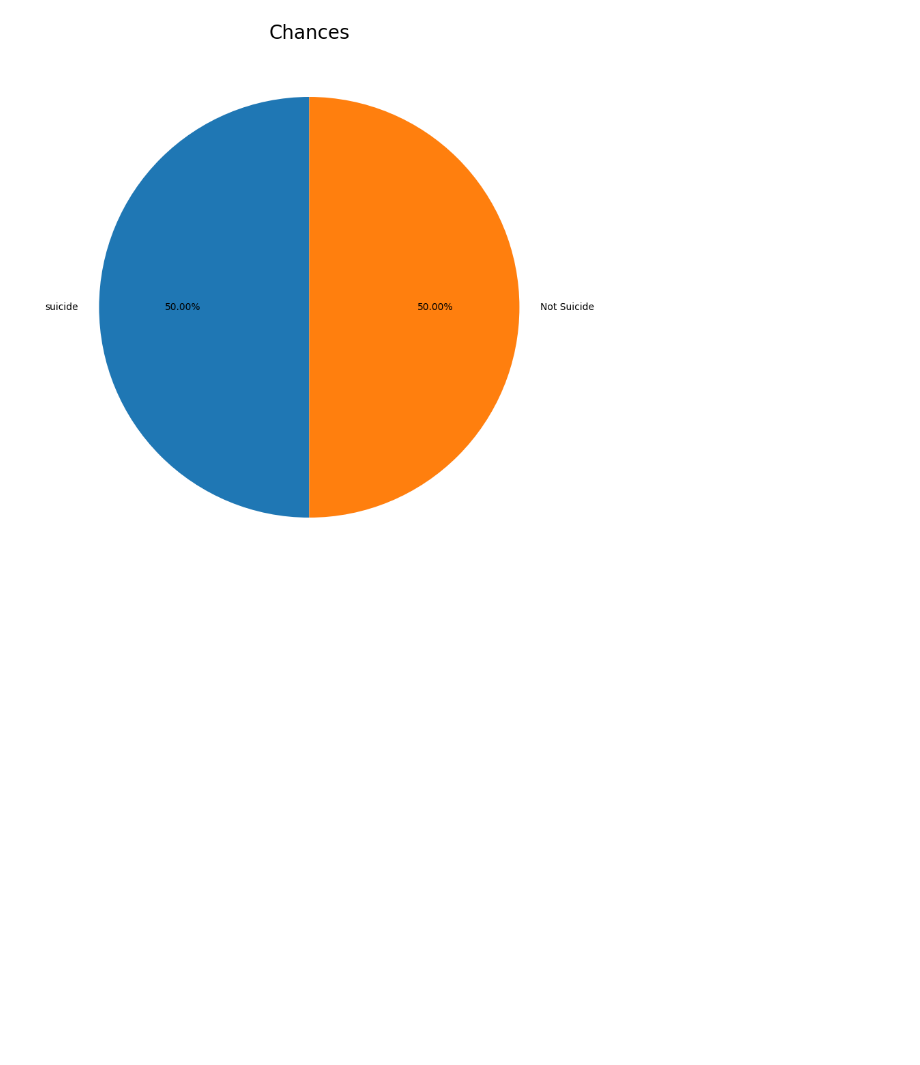
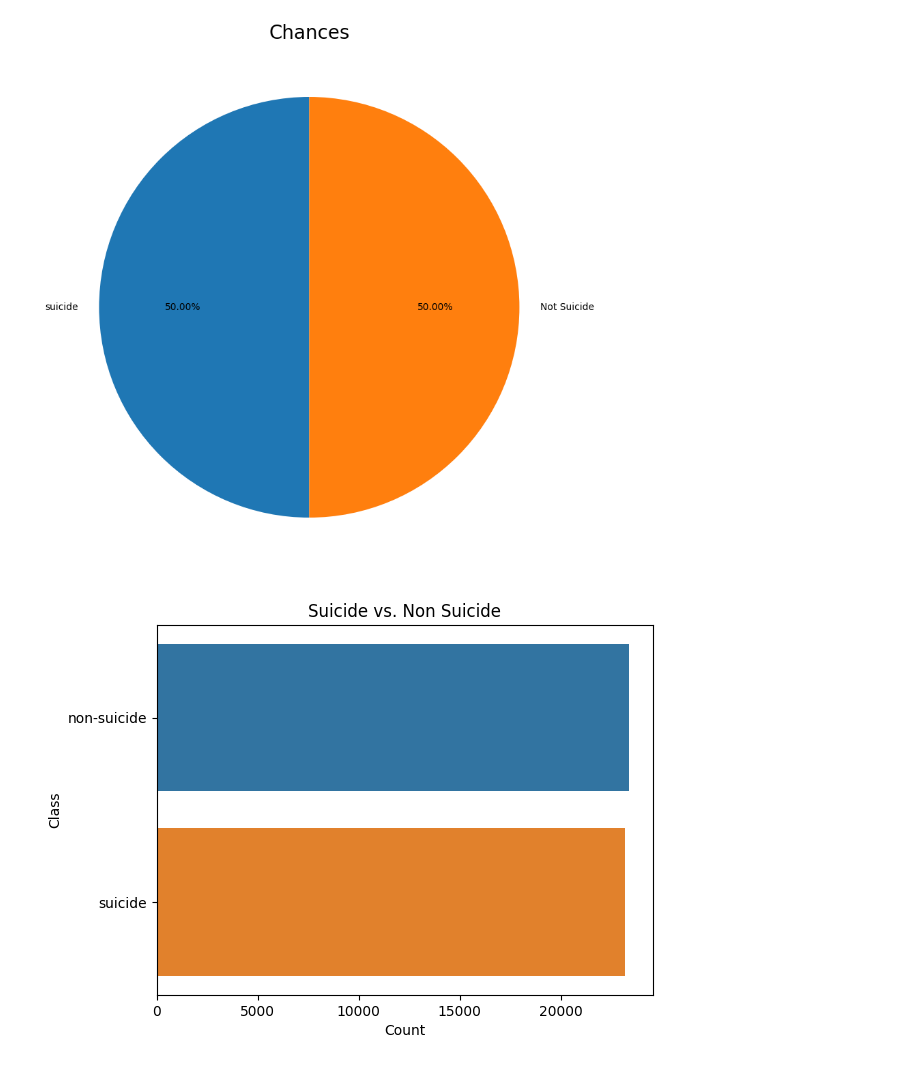
Before and after one commit to SamanthaGuillemette/SOEN471-PROJECT, a Jupyter notebook: TestFile.ipynb, the cells around one changed output. Cells and saved outputs as stored; diff of their text form; code cells hidden in the pictures; blank space fills up the shorter version.

```diff
--- a/TestFile.ipynb
+++ b/TestFile.ipynb
@@ -64,3 +64,17 @@ def clean_text(text):
     return cleaned_text,text_length
 # %%
 train_data,test_data=dms.train_test_split(dask,test_size=0.2,random_state=10, shuffle=True)
+# %%
+test_counts = test_data['class'].value_counts().compute()
+
+sns.barplot(x=test_counts.values, y=test_counts.index)
+
+# Add a title, x-label, and y-label to the plot
+plt.title('Suicide vs. Non Suicide')
+plt.xlabel('Count')
+plt.ylabel('Class')
+
+# Show the plot
+plt.show()
+# %% [output]
+[figure, added]
```
Also changed, not shown: parts of 5 cells of this notebook.
